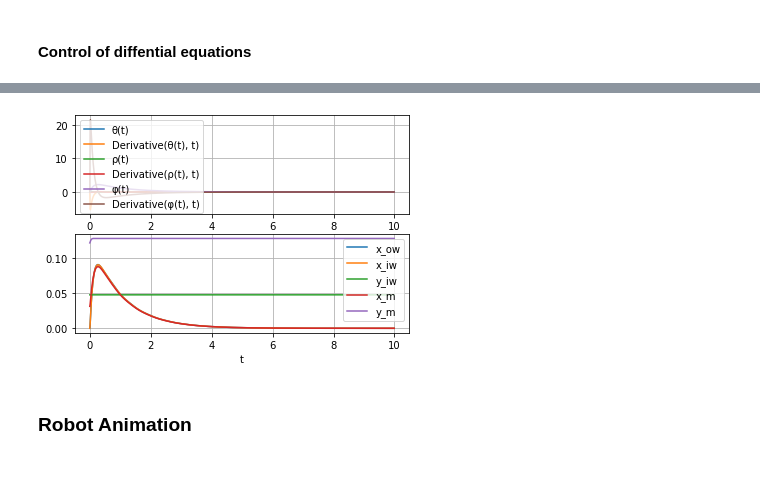
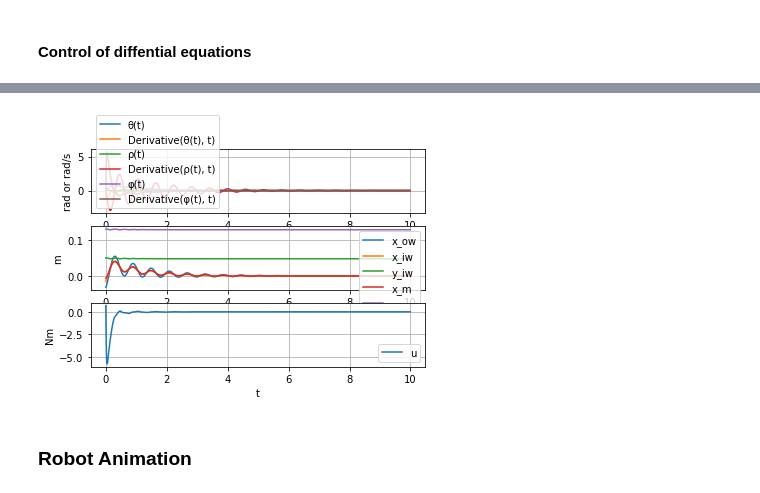
Before and after one commit to Printed-Robots/videte_robot, a Jupyter notebook: alg/videte_wheel.ipynb, the cells around one changed output, grey strips where cells are left out. Drawn from its saved outputs; the diff is of its cells as text; code cells hidden in the pictures.

```diff
--- a/alg/videte_wheel.ipynb
+++ b/alg/videte_wheel.ipynb
@@ -349,8 +349,8 @@ Matrix([
 * Choosen simple default vaules
 * Optimize here in future
 # %%
-Q = np.float64(np.diag([1, 1, 1, 1, 1, 1]))
-R = np.float64([0.1])
+Q = np.float64(np.diag([10, 1, 1, 10, 1, 1]))
+R = np.float64([0.9])
 # %%
 sympy.Matrix(Q)
 # %% [output]
@@ -548,12 +514,12 @@ Uncontrolled Pendulum
 dt = 0.01
 timeline = np.arange(0., 10., dt)
 
-offset = 0.4
+offset = 0.1
 θ_up_0 = offset
 θ_down_0 = math.pi + offset
 
-x_0_up = np.float64([θ_up_0, 0, 0, 0, 0, 0])
-x_0_down = np.float64([θ_down_0, 0, 0, 0, 0, 0])
+x_0_up = np.float64([θ_up_0, 0, 0.3, 0, 0, 0])
+x_0_down = np.float64([θ_down_0, 0, 0.3, 0, 0, 0])
 # %% [markdown]
 #### Control of A Matrix
 # %%
@@ -646,7 +612,7 @@ import tqdm
 def getPositions(solution):
     # x_ow, y_ow, x_iw, y_iw, x_m, y_m
     positions = sympy.zeros(6, len(timeline))
-    energy = sympy.zeros(5, len(timeline))
+    control = sympy.zeros(1, len(timeline))
 
     for tp in tqdm.tqdm(range(len(timeline))):
         results = {
@@ -669,15 +635,11 @@ def getPositions(solution):
         positions[3, tp] = y_iw.subs(specs).subs(results)
         positions[4, tp] = x_m.subs(specs).subs(results)
         positions[5, tp] = y_m.subs(specs).subs(results)
-        # energy[0, tp] = T.subs(specs).subs(results)
-        # energy[1, tp] = V.subs(specs).subs(results)
-        # energy[2, tp] = L.subs(specs).subs(results)
-        # energy[3, tp] = energy[0, tp] - energy[1, tp]
-        # energy[4, tp] = energy[0, tp] + energy[1, tp]
-    return positions
+        control[0, tp] = -K.dot(solution[tp, :])
+    return positions, control
 
-positions_up = getPositions(solution_up_deq_k)
-positions_down = getPositions(solution_down_deq_k)
+positions_up, control_up = getPositions(solution_up_deq_k)
+positions_down, control_down = getPositions(solution_down_deq_k)
 # %%
 solution = solution_down_deq_k
 positions = positions_down
@@ -684,29 +647,38 @@ positions = positions_down
 # %%
 solution = solution_up_deq_k
 positions = positions_up
+control = control_up
 # %%
-fig, axs = plt.subplots(2)
+fig, axs = plt.subplots(3)
 
 for row, state in enumerate(states):
     axs[0].plot(timeline, solution[:, row], label=str(state))
 
 axs[1].plot(timeline, positions[0, :].T, label='x_ow')
 # axs[1].plot(timeline, positions[1, :].T, label='y_ow')
 axs[1].plot(timeline, positions[2, :].T, label='x_iw')
 axs[1].plot(timeline, positions[3, :].T, label='y_iw')
 axs[1].plot(timeline, positions[4, :].T, label='x_m')
 axs[1].plot(timeline, positions[5, :].T, label='y_m')
 
+axs[2].plot(timeline, control[0, :].T, label='u')
+
 axs[0].legend()
 axs[1].legend()
+axs[2].legend()
 axs[0].grid()
 axs[1].grid()
+axs[2].grid()
 
-axs[1].set_xlabel('t')
+axs[0].set_ylabel('rad or rad/s')
+axs[1].set_ylabel('m')
+axs[2].set_ylabel('Nm')
+
+axs[2].set_xlabel('t')
 
 plt.show()
 # %% [output]
-[figure, old version]
+[figure, new version]
 # %% [markdown]
 ### Robot Animation
 # %%
```
Also changed, not shown: parts of 17 cells of this notebook.
